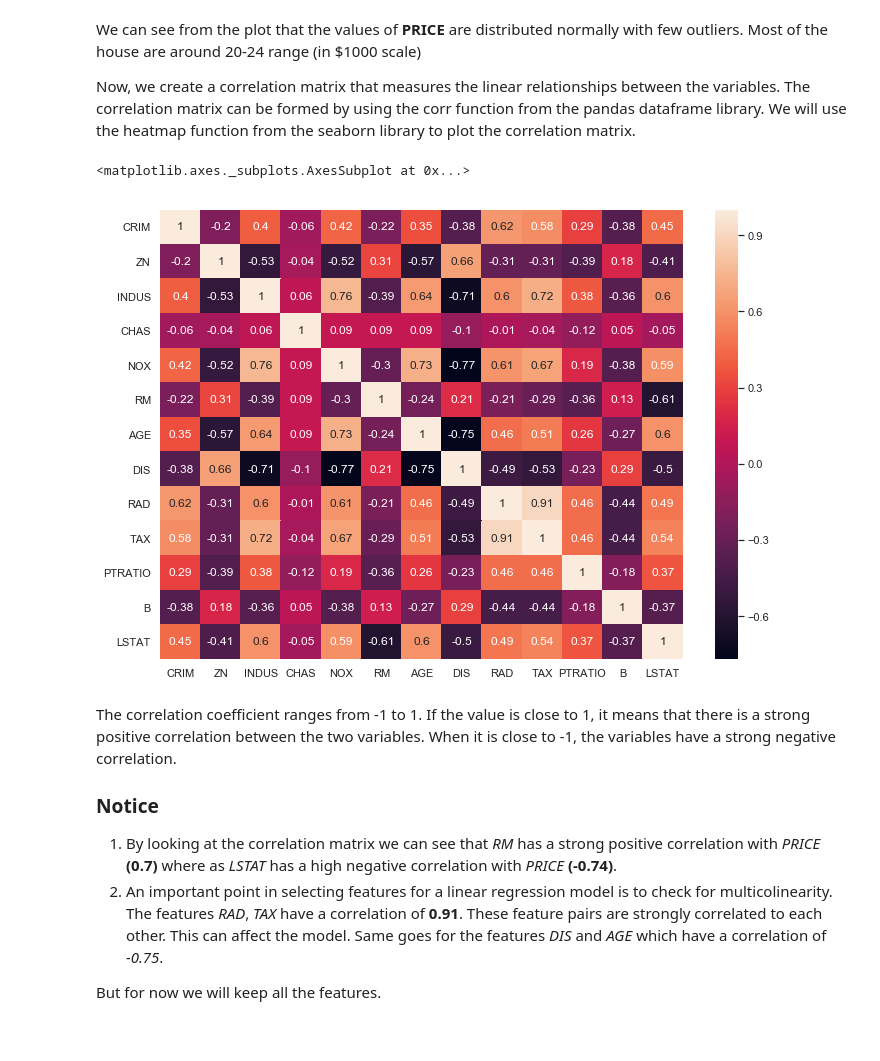
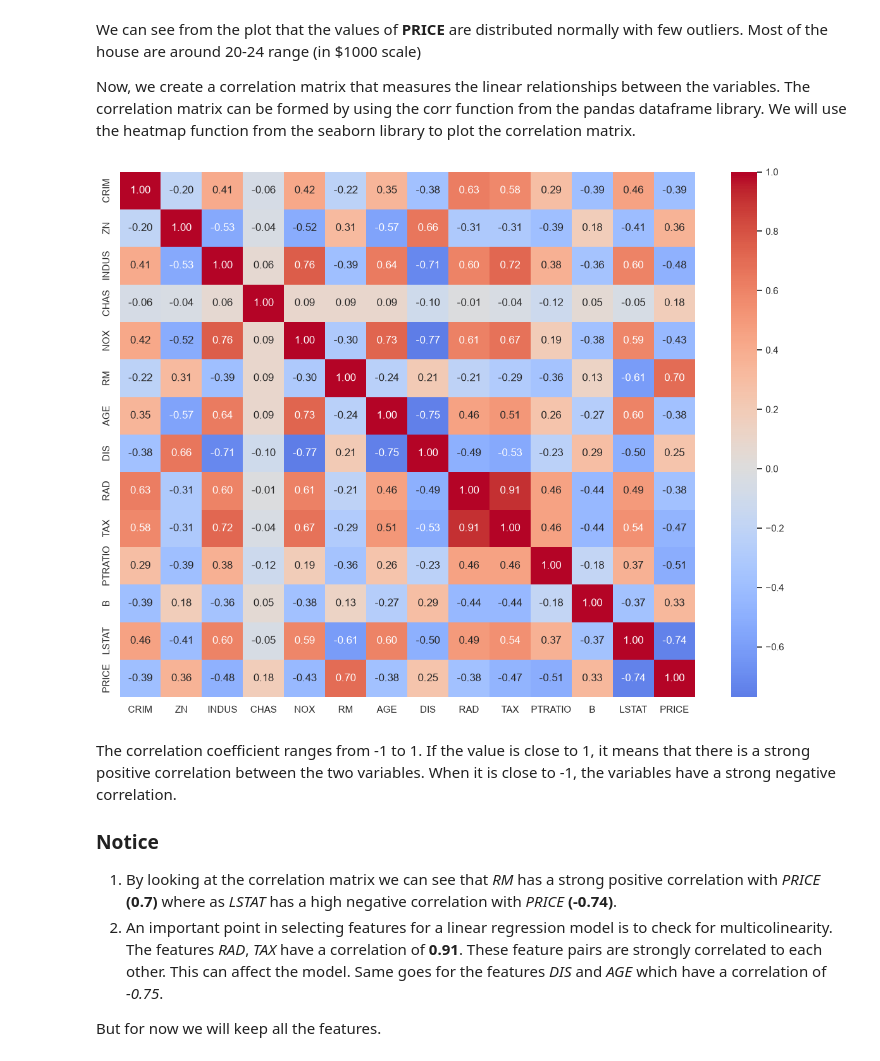
Before and after one commit to amitg0161/Sklearn_learning, a Jupyter notebook: boston_house_sklearn-checkpoint.ipynb, the cells around one changed output. Cells and saved outputs as stored; diff of their text form; code cells hidden in the pictures.

```diff
--- a/boston_house_sklearn-checkpoint.ipynb
+++ b/boston_house_sklearn-checkpoint.ipynb
@@ -166,16 +179,23 @@ plt.show()
 We can see from the plot that the values of **PRICE** are distributed normally with few outliers. Most of the house are around 20-24 range (in $1000 scale)
 
 Now, we create a correlation matrix that measures the linear relationships between the variables. The correlation matrix can be formed by using the corr function from the pandas dataframe library. We will use the heatmap function from the seaborn library to plot the correlation matrix.
-# %%
-#Created a dataframe without the price col, since we need to see the correlation between the variables
-bos_1 = pd.DataFrame(boston.data, columns = boston.feature_names)
-
-correlation_matrix = bos_1.corr().round(2)
-# annot = True to print the values inside the square
-sns.heatmap(data=correlation_matrix, annot=True)
-# %% [output]
-<matplotlib.axes._subplots.AxesSubplot at 0x...>
-[figure, removed]
+# %%
+# Create a dataframe containing the feature and target correlations.
+correlation_matrix = bos.corr(numeric_only=True).round(2)
+
+# annot=True prints the correlation values inside each square.
+plt.figure(figsize=(12, 9))
+sns.heatmap(
+    data=correlation_matrix,
+    annot=True,
+    cmap="coolwarm",
+    center=0,
+    fmt=".2f",
+)
+plt.tight_layout()
+plt.show()
+# %% [output]
+[figure, added]
 # %% [markdown]
 The correlation coefficient ranges from -1 to 1. If the value is close to 1, it means that there is a strong positive correlation between the two variables. When it is close to -1, the variables have a strong negative correlation.
 
```
Also changed, not shown: parts of 34 cells of this notebook, 17 other files.
